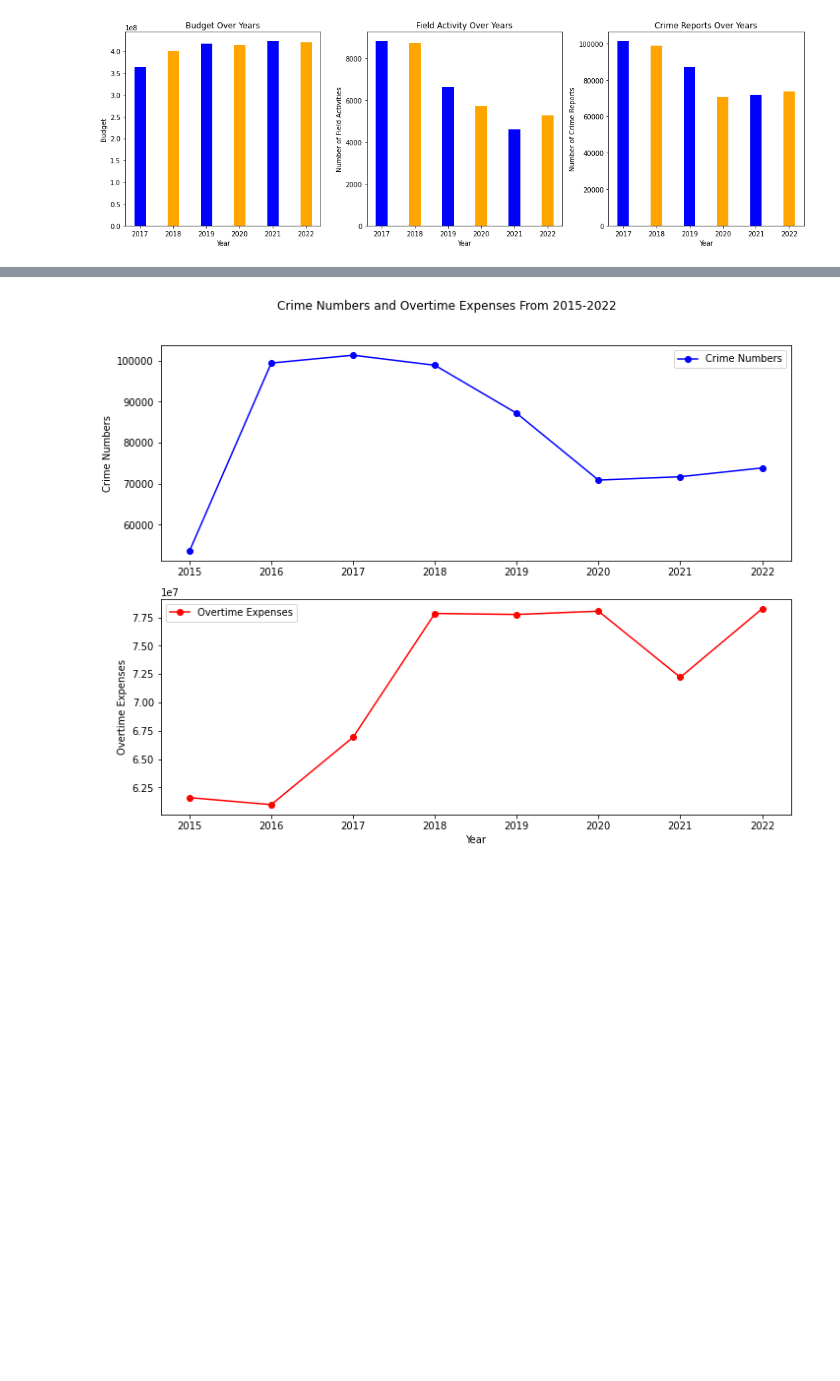
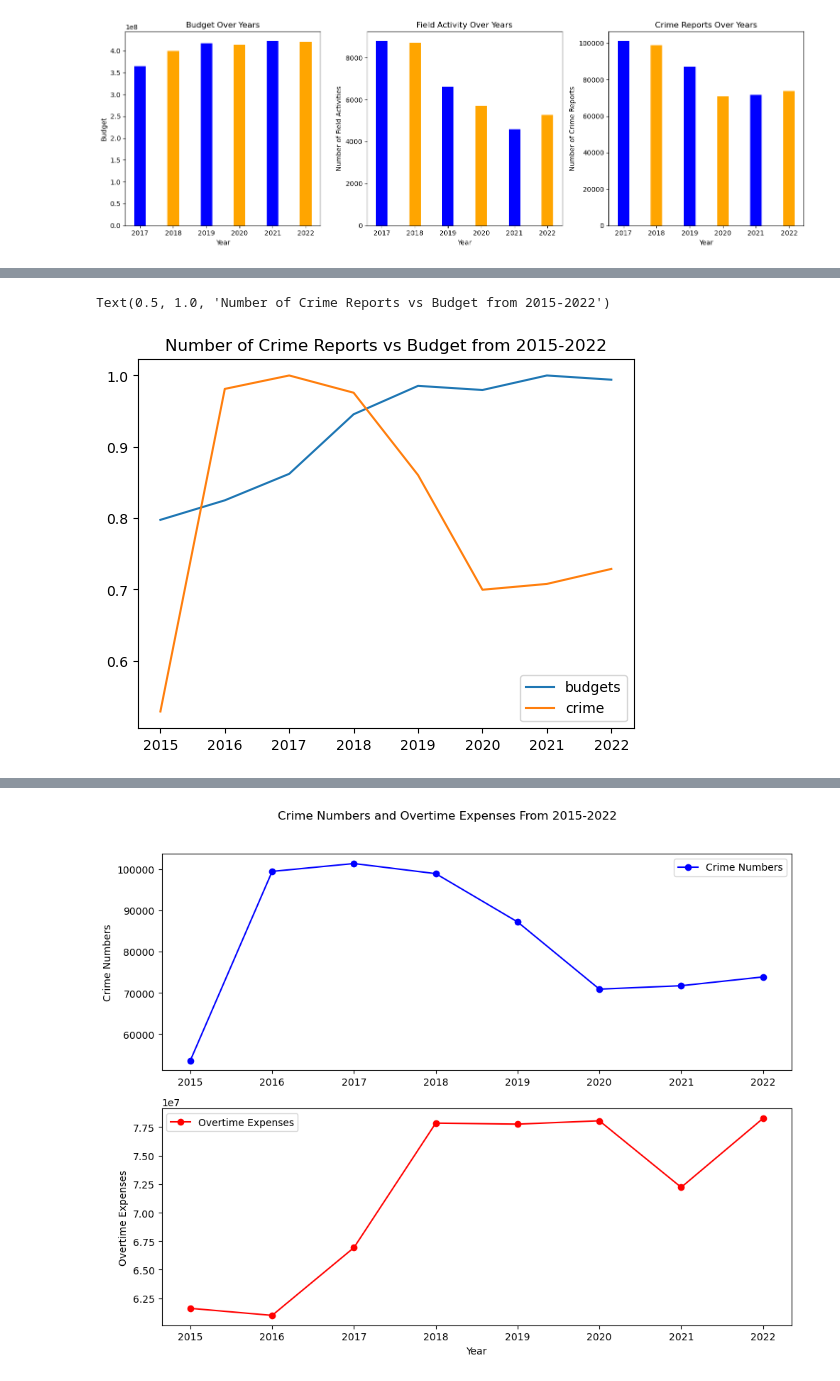
Before and after one commit to BU-Spark/ds-police-overtime, a Jupyter notebook: fa23-team-f/Notebooks/ExtensionQuestion.ipynb, the cells around one changed output, grey strips where cells are left out. Drawn from its saved outputs; the diff is of its cells as text; code cells hidden in the pictures; blank space fills up the shorter version.

```diff
--- a/fa23-team-f/Notebooks/ExtensionQuestion.ipynb
+++ b/fa23-team-f/Notebooks/ExtensionQuestion.ipynb
@@ -219,0 +231,9 @@ Text(0.5, 1.0, 'Police budget vs Overtime Pay from 2015-2022')
+# %%
+std_crime = [i/max(crimes) for i in crimes]
+
+df = pd.DataFrame({'budgets': std_budgets, 'crime': std_crime}, index=years)
+df.plot.line()
+plt.title('Number of Crime Reports vs Budget from 2015-2022')
+# %% [output]
+Text(0.5, 1.0, 'Number of Crime Reports vs Budget from 2015-2022')
+[figure, added]
```
Also changed, not shown: parts of 25 cells of this notebook, 20 other files.
